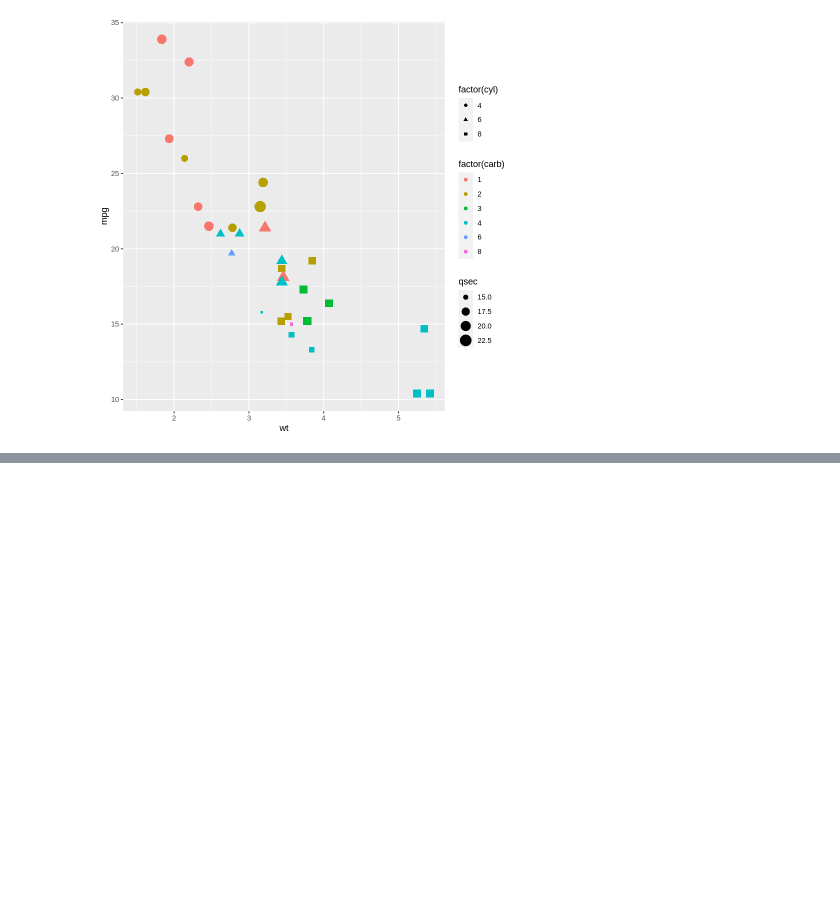
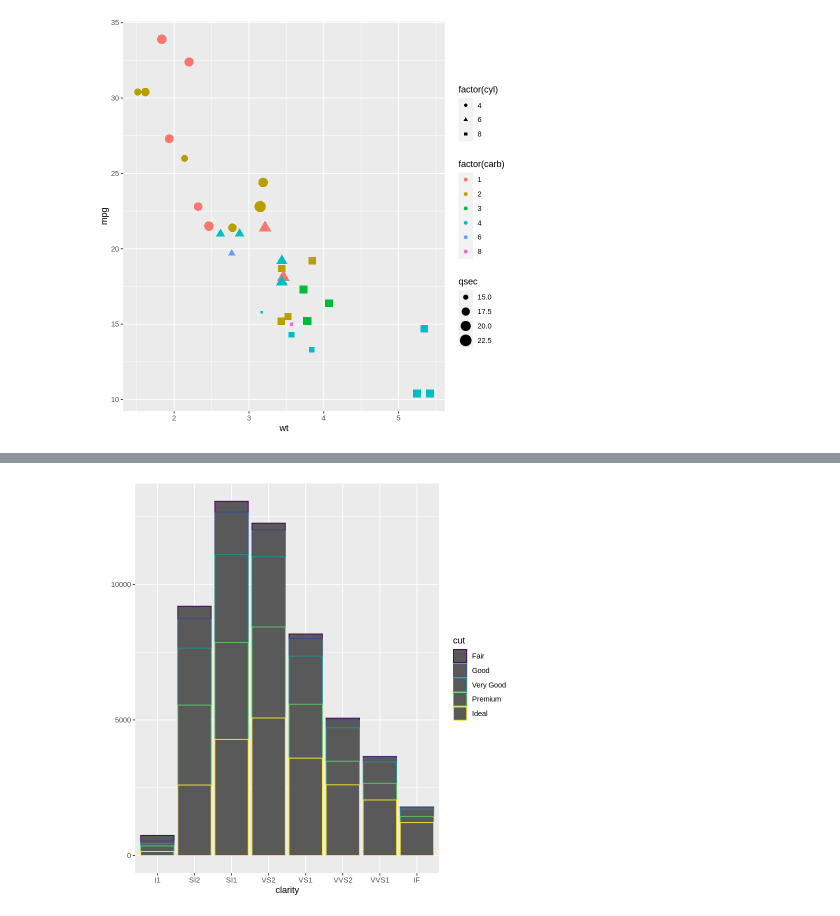
Before and after one commit to gyujin0450/RPRG_PartII, a Jupyter notebook: p259_기하학적기법시각화.ipynb, the cells around one changed output, grey strips where cells are left out. Cells and saved outputs as stored; diff of their text form; code cells hidden in the pictures; blank space fills up the shorter version.

```diff
--- a/p259_기하학적기법시각화.ipynb
+++ b/p259_기하학적기법시각화.ipynb
@@ -210,0 +276,4 @@ qplot(wt, mpg, data = mtcars, color = factor(carb), size = qsec, shape = factor(
+# %%
+qplot(clarity, data = diamonds, color = cut, geom = "bar")
+# %% [output]
+[figure, added]
```
Also changed, not shown: parts of 11 cells of this notebook.
